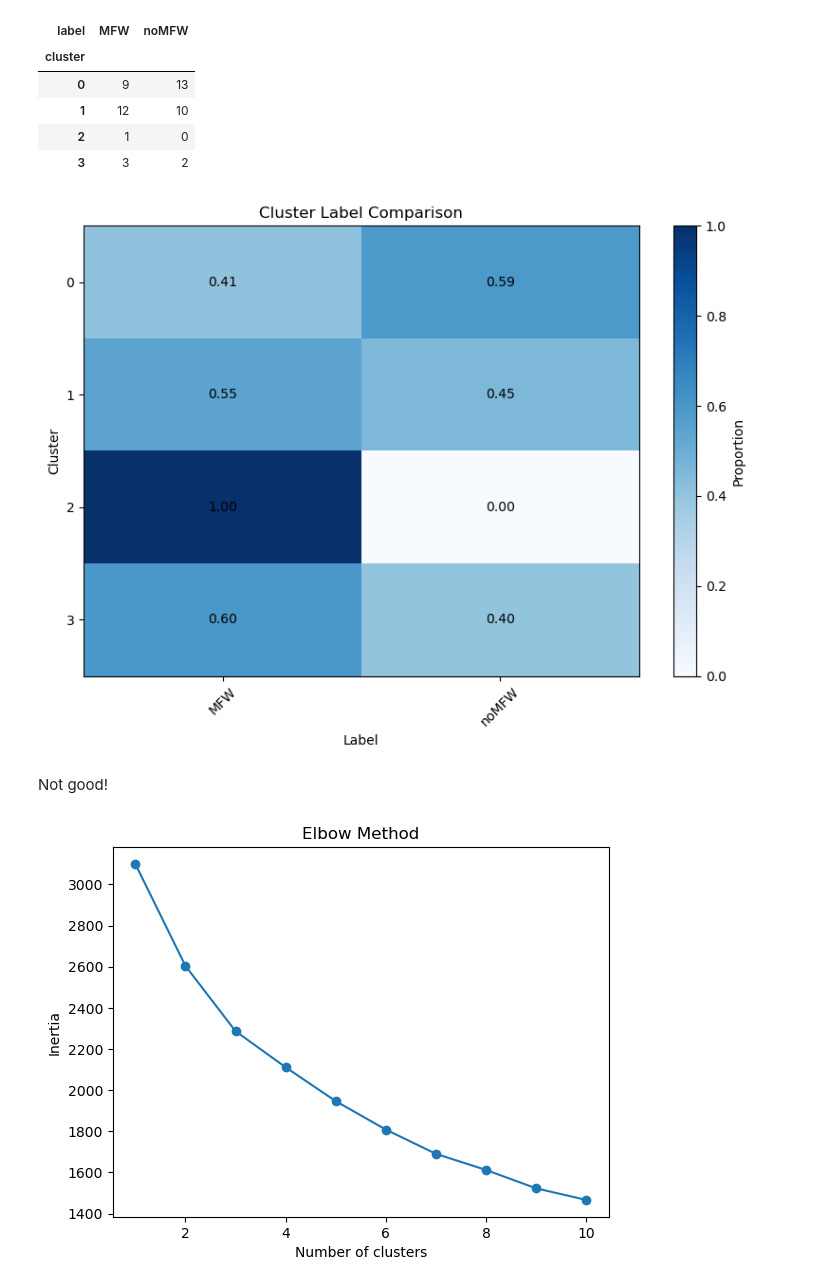
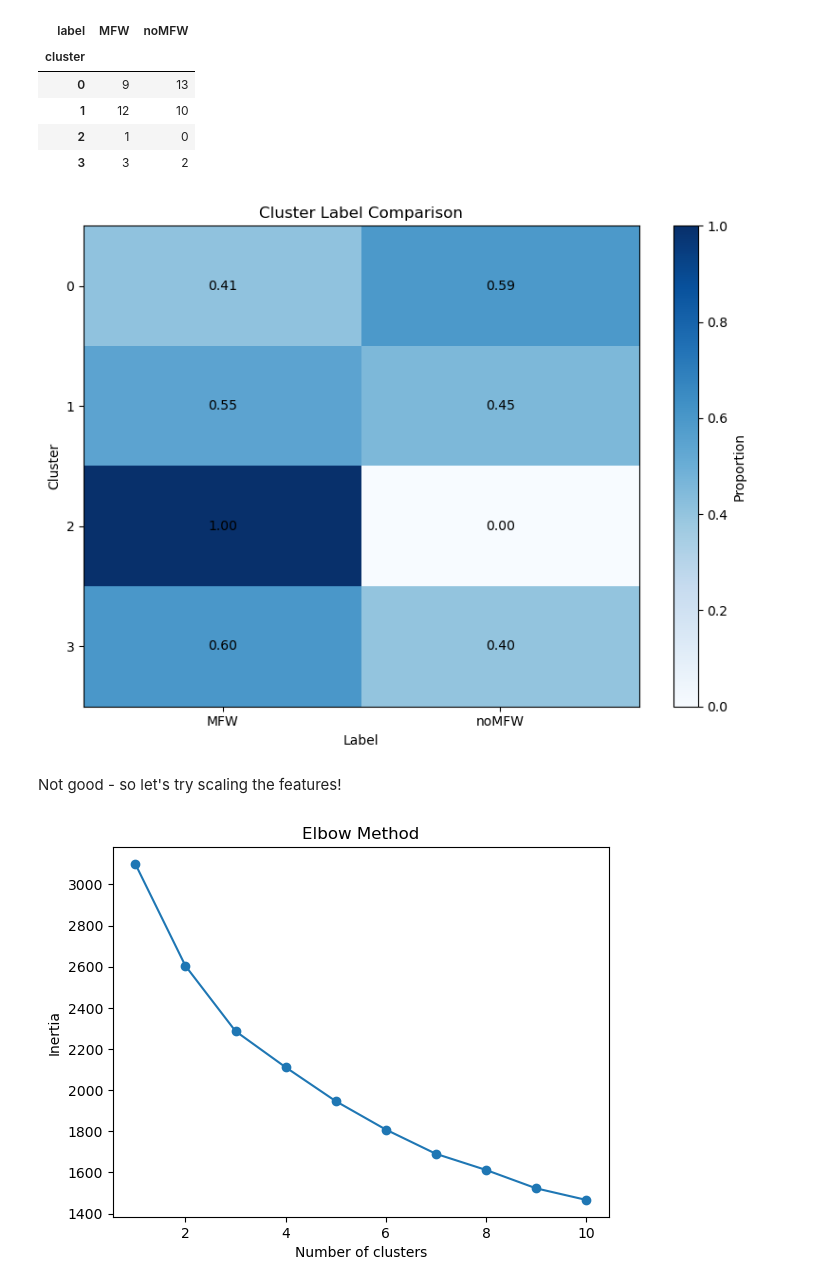
Before and after one commit to anthony-illenden/EAE-598-Project, a Jupyter notebook: machine_learning/Jupyter_Notebooks/kmeans.ipynb, the cells around one changed output. Drawn from its saved outputs; the diff is of its cells as text; code cells hidden in the pictures.

```diff
--- a/machine_learning/Jupyter_Notebooks/kmeans.ipynb
+++ b/machine_learning/Jupyter_Notebooks/kmeans.ipynb
@@ -114,32 +114,29 @@ pd.crosstab(df['cluster'], df['label'])
 | 2 | 1 | 0 |
 | 3 | 3 | 2 |
 # %%
-import matplotlib.pyplot as plt
-import numpy as np
-
 label_cluster_table = pd.crosstab(df['cluster'], df['label'])
 
 label_cluster_table_normalized = label_cluster_table.div(label_cluster_table.sum(axis=1), axis=0)
 
 plt.figure(figsize=(8, 6))
 plt.imshow(label_cluster_table_normalized, cmap="Blues", aspect="auto")
 plt.colorbar(label="Proportion")
-plt.xticks(ticks=np.arange(label_cluster_table.columns.size), labels=label_cluster_table.columns, rotation=45)
+plt.xticks(ticks=np.arange(label_cluster_table.columns.size), labels=label_cluster_table.columns, rotation=0)
 plt.yticks(ticks=np.arange(label_cluster_table.index.size), labels=label_cluster_table.index)
 plt.title("Cluster Label Comparison")
 plt.xlabel("Label")
 plt.ylabel("Cluster")
 
 for i in range(label_cluster_table_normalized.shape[0]):
     for j in range(label_cluster_table_normalized.shape[1]):
         plt.text(j, i, f"{label_cluster_table_normalized.iloc[i, j]:.2f}", ha="center", va="center", color="black")
 
 plt.tight_layout()
 plt.show()
 # %% [output]
-[figure, old version]
+[figure, new version]
 # %% [markdown]
-Not good!
+Not good - so let's try scaling the features!
 # %%
 scaler = StandardScaler()
 basic_features_scaled = scaler.fit_transform(basic_features.values)
```
Also changed, not shown: parts of 32 cells of this notebook.
